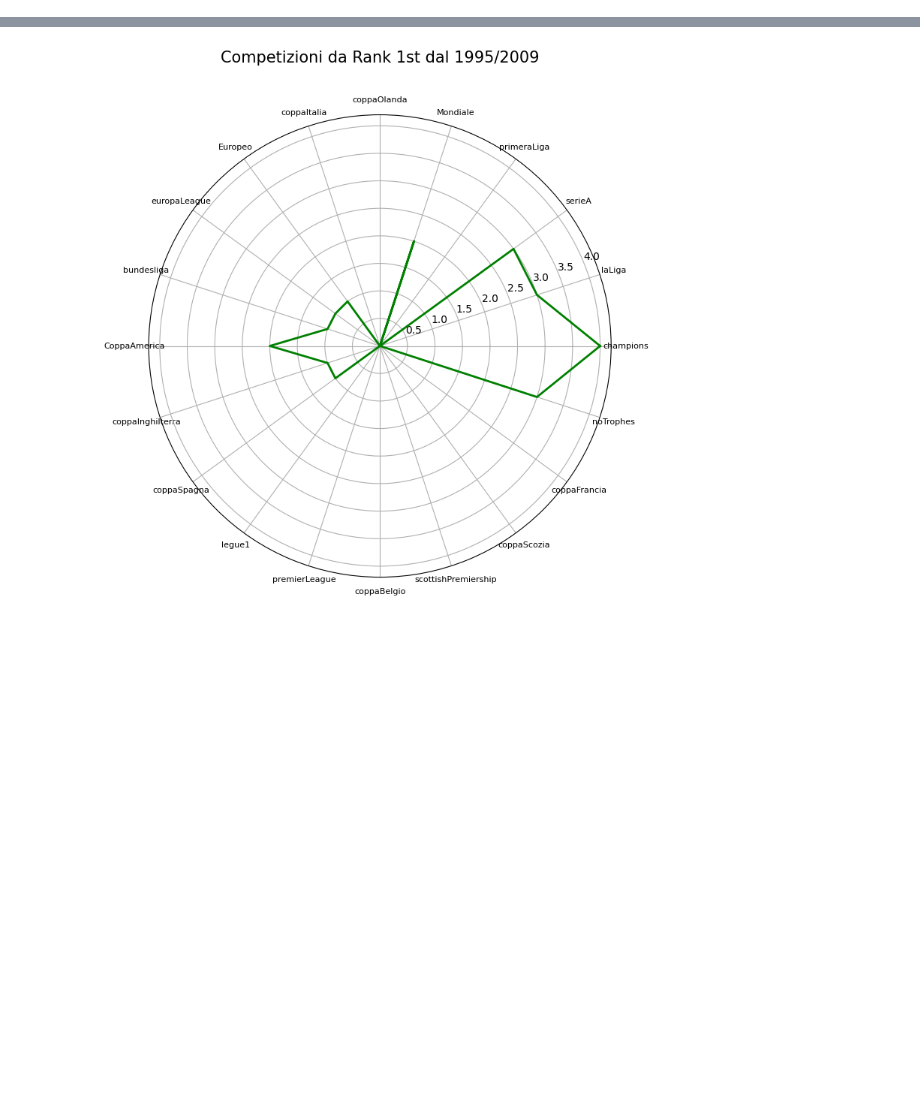
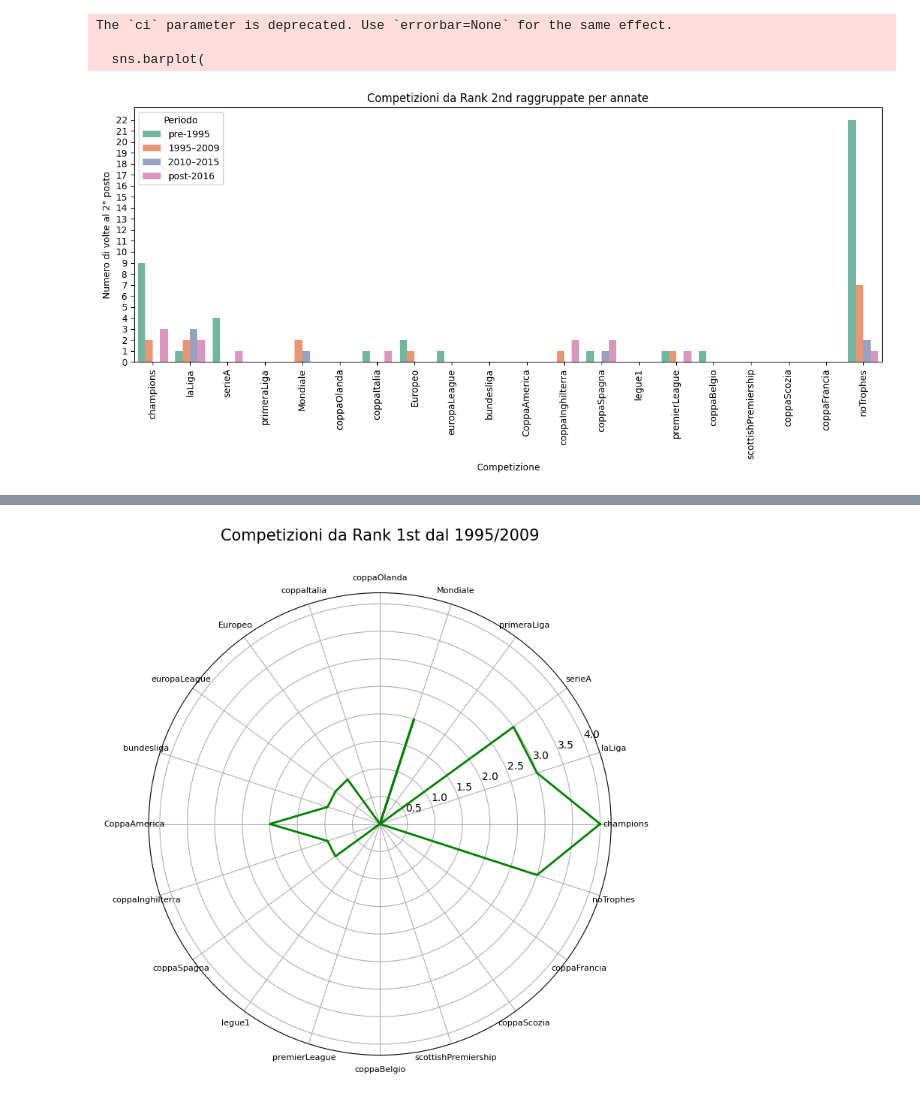
Before and after one commit to NadalMattia/Ballon_d-Or, a Jupyter notebook: Grafici/RadarChart.ipynb, the cells around one changed output, grey strips where cells are left out. Cells and saved outputs as stored; diff of their text form; code cells hidden in the pictures; blank space fills up the shorter version.

```diff
--- a/Grafici/RadarChart.ipynb
+++ b/Grafici/RadarChart.ipynb
@@ -1,16 +1,27 @@
 # %%
 import pandas as pd
 import numpy as np
-import matplotlib.pyplot as plt
+import matplotlib.pyplot as plt  # Corretto l'import di matplotlib
+import seaborn as sns
 
 df = pd.read_csv('../Dataset/dfPlayerTrophiesWinner_2025.csv')
 df['noTrophes'] = df.iloc[:, 5:].isna().all(axis=1).map(lambda x: 'noTrophes' if x else '')
 #display(df)
+#1st
 dfFirst = df[df['rank'] == '1st']
 dfFirstpart1 = dfFirst[dfFirst['year'] < 1995]
 dfFirstpart2 = dfFirst[(dfFirst['year'] >= 1995) & (dfFirst['year'] <= 2009)]
 dfFirstpart3 = dfFirst[(dfFirst['year'] >= 2010) & (dfFirst['year'] <= 2015)]
 dfFirstpart4 = dfFirst[dfFirst['year'] > 2015]
-#dfSecond = df[df['rank'] == '2nd']
-#dfThrerd = df[df['rank'] == '3rd']
-#display(dfFirstpart3)
+#2nd
+dfSecond = df[df['rank'] == '2nd']
+dfSecondpart1 = dfSecond[dfSecond['year'] < 1995]
+dfSecondpart2 = dfSecond[(dfSecond['year'] >= 1995) & (dfSecond['year'] <= 2009)]
+dfSecondpart3 = dfSecond[(dfSecond['year'] >= 2010) & (dfSecond['year'] <= 2015)]
+dfSecondpart4 = dfSecond[dfSecond['year'] > 2015]
+#3rd
+dfThrerd = df[df['rank'] == '3rd']
+dfThrerdpart1 = dfThrerd[dfThrerd['year'] < 1995]
+dfThrerdpart2 = dfThrerd[(dfThrerd['year'] >= 1995) & (dfThrerd['year'] <= 2009)]
+dfThrerdpart3 = dfThrerd[(dfThrerd['year'] >= 2010) & (dfThrerd['year'] <= 2015)]
+dfThrerdpart4 = dfThrerd[dfThrerd['year'] > 2015]
@@ -16,0 +79,46 @@ dfFirstpart4 = dfFirst[dfFirst['year'] > 2015]
+# %%
+def compute_counts(df, label):
+    counts = {}
+    for col in df.columns[5:]:
+        counts[col] = (df[col] == col).sum()
+    return pd.DataFrame({
+        'Competizione': list(counts.keys()),
+        'Count': list(counts.values()),
+        'Periodo': label
+    })
+
+counts_pre95 = compute_counts(dfSecondpart1, 'pre-1995')
+counts_95_09 = compute_counts(dfSecondpart2, '1995–2009')
+counts_10_15 = compute_counts(dfSecondpart3, '2010–2015')
+counts_16_24 = compute_counts(dfSecondpart4, 'post-2016')
+
+df_all = pd.concat([counts_pre95, counts_95_09, counts_10_15, counts_16_24], ignore_index=True)
+
+# Crea il grafico a barre con somma invece della media
+plt.figure(figsize=(12, 6))
+
+sns.barplot(
+    data=df_all,
+    x='Competizione',
+    y='Count',
+    hue='Periodo',
+    palette='Set2',
+    estimator=sum,  # Usa la somma invece della media
+    ci=None  # Disabilita intervallo di confidenza (per non avere valori decimali)
+)
+
+# Aggiungi etichette per l'asse y interi
+plt.yticks(range(0, int(max(df_all['Count'])) + 1))
+
+# Abbellisci il grafico
+plt.xticks(rotation=90)
+plt.title('Competizioni da Rank 2nd raggruppate per annate')
+plt.ylabel('Numero di volte al 2° posto')
+plt.xlabel('Competizione')
+plt.tight_layout()
+plt.show()
+# %% [output]
+The `ci` parameter is deprecated. Use `errorbar=None` for the same effect.
+
+  sns.barplot(
+[figure, added]
```
Also changed, not shown: parts of 10 cells of this notebook, 7 other files.
